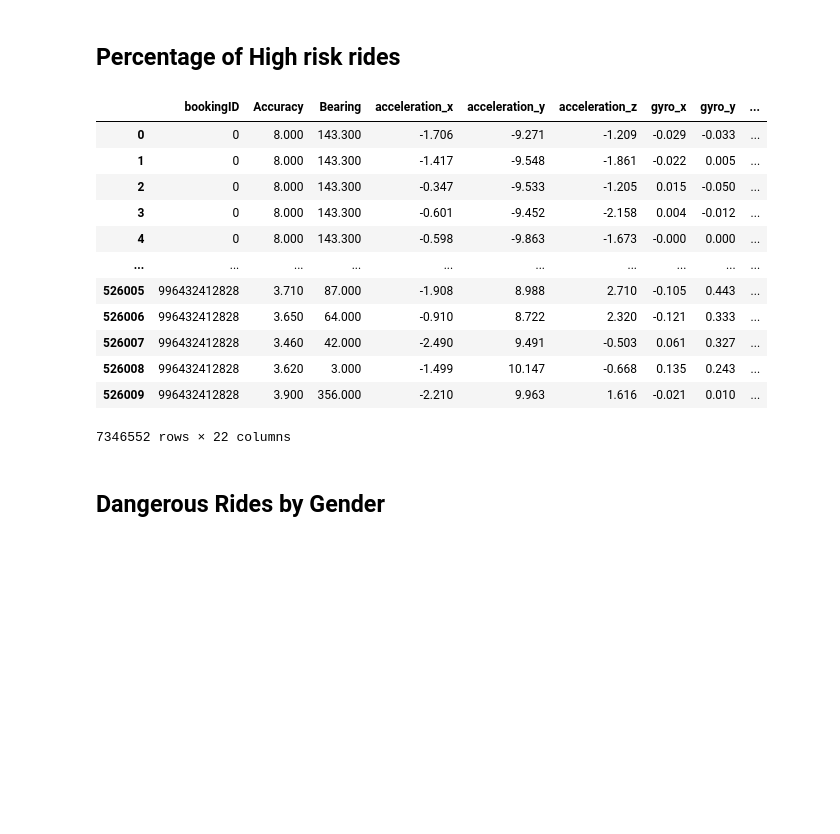
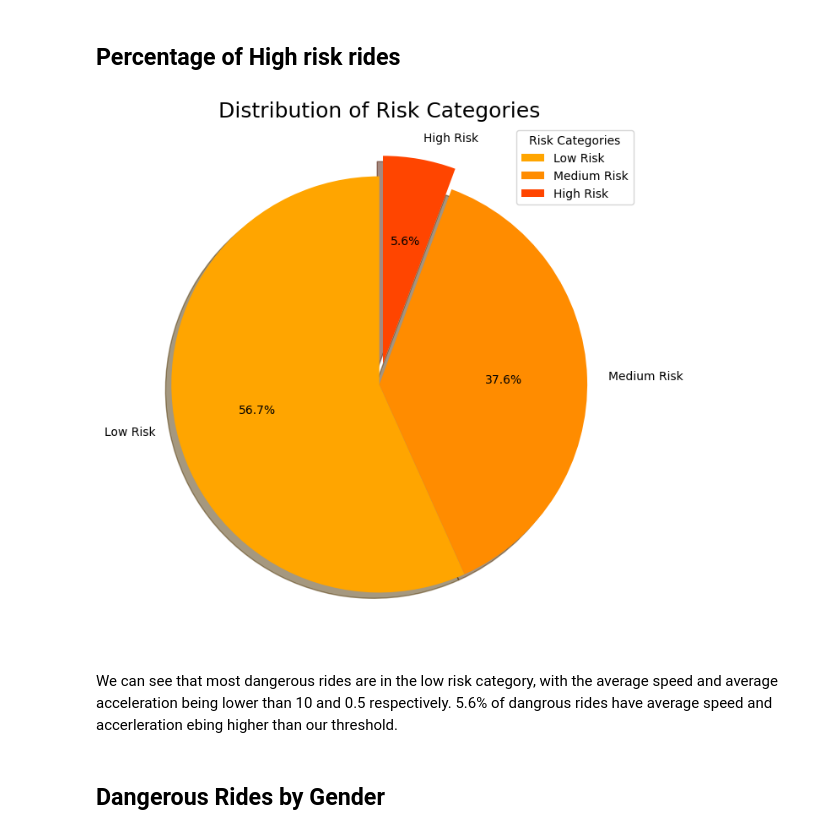
Before and after one commit to errnasty/Cab-Data-Analysis, a Jupyter notebook: EDA.ipynb, the cells around one changed output. Cells and saved outputs as stored; diff of their text form; code cells hidden in the pictures; blank space fills up the shorter version.

```diff
--- a/EDA.ipynb
+++ b/EDA.ipynb
@@ -561,18 +565,2 @@ plt.show()
 # %% [markdown]
 ## Percentage of High risk rides
-# %%
-df_new
-# %% [output]
-|  | bookingID | Accuracy | Bearing | acceleration_x | acceleration_y | acceleration_z | gyro_x | gyro_y | ... |
-| 0 | 0 | 8.000 | 143.300 | -1.706 | -9.271 | -1.209 | -0.029 | -0.033 | ... |
-| 1 | 0 | 8.000 | 143.300 | -1.417 | -9.548 | -1.861 | -0.022 | 0.005 | ... |
-| 2 | 0 | 8.000 | 143.300 | -0.347 | -9.533 | -1.205 | 0.015 | -0.050 | ... |
-| 3 | 0 | 8.000 | 143.300 | -0.601 | -9.452 | -2.158 | 0.004 | -0.012 | ... |
-| 4 | 0 | 8.000 | 143.300 | -0.598 | -9.863 | -1.673 | -0.000 | 0.000 | ... |
-| ... | ... | ... | ... | ... | ... | ... | ... | ... | ... |
-| 526005 | 996432412828 | 3.710 | 87.000 | -1.908 | 8.988 | 2.710 | -0.105 | 0.443 | ... |
-| 526006 | 996432412828 | 3.650 | 64.000 | -0.910 | 8.722 | 2.320 | -0.121 | 0.333 | ... |
-| 526007 | 996432412828 | 3.460 | 42.000 | -2.490 | 9.491 | -0.503 | 0.061 | 0.327 | ... |
-| 526008 | 996432412828 | 3.620 | 3.000 | -1.499 | 10.147 | -0.668 | 0.135 | 0.243 | ... |
-| 526009 | 996432412828 | 3.900 | 356.000 | -2.210 | 9.963 | 1.616 | -0.021 | 0.010 | ... |
-7346552 rows × 22 columns
@@ -581,2 +567,40 @@ df_new
+# %%
+
+average_speed_acceleration = df_new.groupby('bookingID').agg({
+    'speed': 'mean',
+    'acceleration_x': 'mean',
+    'label': 'first'
+})
+average_speed_acceleration.drop(average_speed_acceleration[average_speed_acceleration['label'] == 0].index, inplace=True)
+## classifying high risk rides
+def classify_risk(speed, acceleration):
+    if speed > threshold_speed and acceleration > threshold_acceleration:
+        return 'High Risk'
+    elif speed > threshold_speed or acceleration > threshold_acceleration:
+        return 'Medium Risk'
+    else:
+        return 'Low Risk'
+
+threshold_speed = 10
+threshold_acceleration = 0.5
+
+average_speed_acceleration['risk_category'] = average_speed_acceleration.apply(lambda row: classify_risk(row['speed'], row['acceleration_x']), axis=1)
+
+risk_counts = average_speed_acceleration['risk_category'].value_counts()
+
+fig, ax = plt.subplots(figsize=(15, 8))
+explode = (0, 0, 0.1)
+
+ax.pie(risk_counts, labels=risk_counts.index, autopct='%1.1f%%', startangle=90, colors=[palette[-1], palette[-2], palette[0]], explode=explode, shadow=True)
+
+ax.set_title('Distribution of Risk Categories', fontsize=18)
+
+ax.legend(risk_counts.index, title="Risk Categories", loc="upper right")
+
+plt.show()
+# %% [output]
+[figure, added]
+# %% [markdown]
+We can see that most dangerous rides are in the low risk category, with the average speed and average acceleration being lower than 10 and 0.5 respectively. 5.6% of dangrous rides have average speed and accerleration ebing higher than our threshold.
 # %% [markdown]
 ## Dangerous Rides by Gender
```
Also changed, not shown: parts of 10 cells of this notebook.
